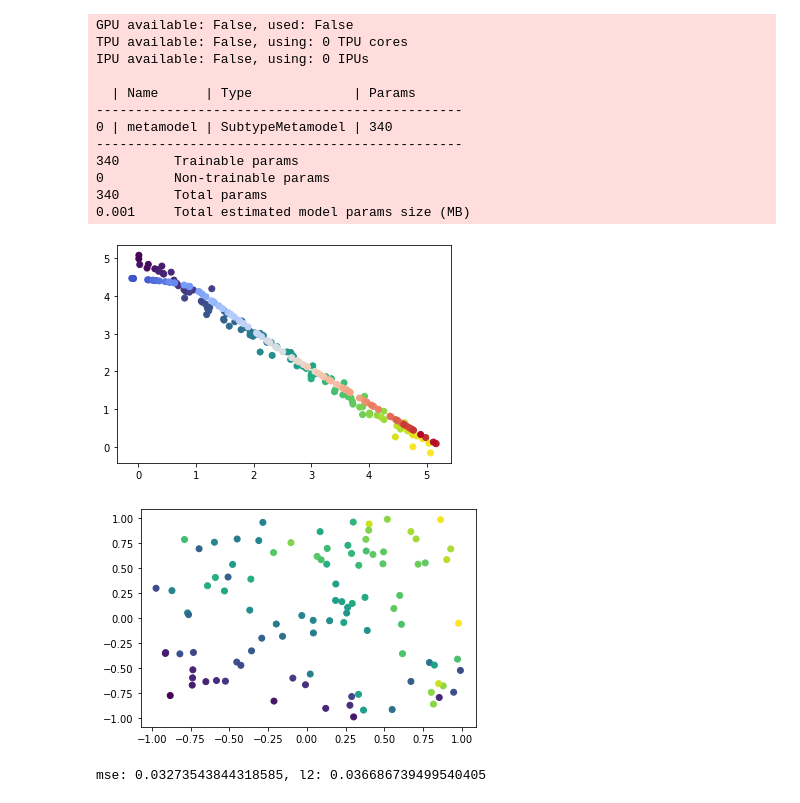
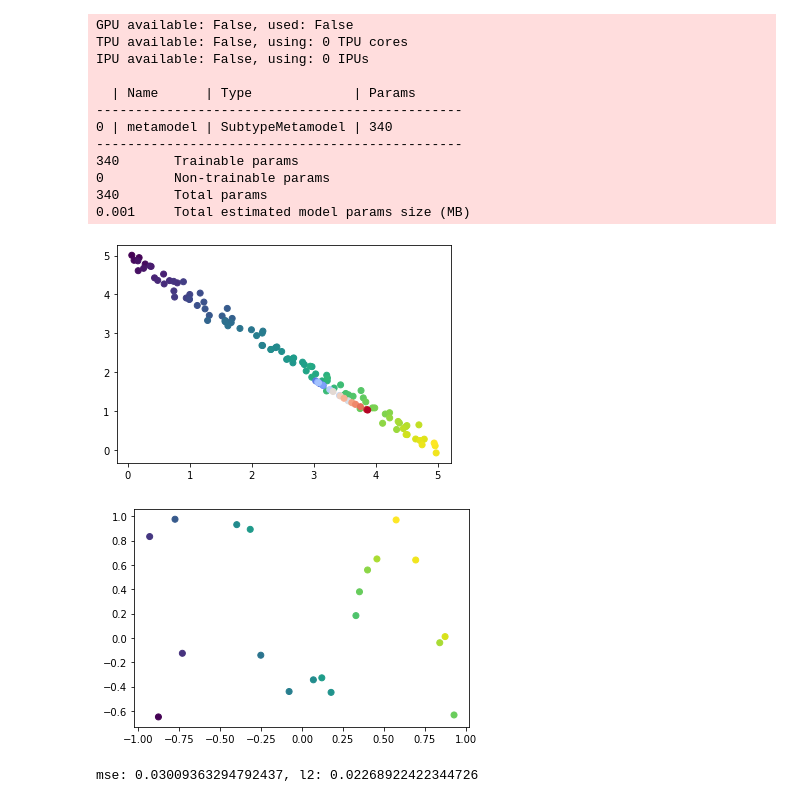
Before and after one commit to cnellington/Contextualized, a Jupyter notebook: experiments/simulation/cluster_demo.ipynb, the cells around one changed output. Saved outputs shown, nothing was run; the diff lists cells and outputs as text; code cells hidden in the pictures.

```diff
--- a/experiments/simulation/cluster_demo.ipynb
+++ b/experiments/simulation/cluster_demo.ipynb
@@ -90,17 +181,17 @@ IPU available: False, using: 0 IPUs
 0.001     Total estimated model params size (MB)
 # %%
-w_hat, mu = trainer.predict_params(model, dataloader)
+w_hat, _ = trainer.predict_params(model, test_dataloader)
 w_hat = w_hat.squeeze()
-y_hat = (X * w_hat).sum(axis=1)[:,np.newaxis]
+y_hat = (X_test * w_hat).sum(axis=1)[:,np.newaxis]
 
-plt.scatter(W[:,0], W[:,1], c=Z_labels)
+plt.scatter(W_test[:,0], W_test[:,1], c=Z_test)
 plt.scatter(w_hat[:,0], w_hat[:,1], c='orange')
 plt.show()
 
-plt.scatter(X[:,0], X[:,1], c=y_hat)
+plt.scatter(X_test[:,0], X_test[:,1], c=y_hat)
 plt.show()
 
-mse = ((Y - y_hat)**2).mean()
-l2 = ((W - w_hat)**2).mean()
-print(f"mse: {mse}, l2: {l2}")
+y_mse = mse(Y_test, y_hat)
+w_mse = mse(W_test, w_hat)
+print(f"mse: {y_mse}, l2: {w_mse}")
 # %% [output]
@@ -148,9 +221,10 @@ Overall mse: 0.014047401290153413, l2: 0.02778787914745196
 # %%
 # Contextualized model
 model = ContextualizedRegression(C.shape[-1], X.shape[-1], Y.shape[-1])
-dataloader = model.dataloader(C, X, Y, batch_size=1)
+train_dataloader = model.dataloader(C_train, X_train, Y_train, batch_size=1)
+test_dataloader = model.dataloader(C_test, X_test, Y_test, batch_size=100)
 trainer = RegressionTrainer(max_epochs=20, auto_lr_find=True)
-trainer.fit(model, dataloader)
+trainer.fit(model, train_dataloader)
 # %% [output]
 GPU available: False, used: False
 TPU available: False, using: 0 TPU cores
@@ -165,22 +239,22 @@ IPU available: False, using: 0 IPUs
 340       Total params
 0.001     Total estimated model params size (MB)
 # %%
-w_hat, _ = trainer.predict_params(model, dataloader)
+w_hat, _ = trainer.predict_params(model, test_dataloader)
 w_hat = w_hat.squeeze()
 w_hat[0] = w_hat[1]  # hotfix for trainer.predict_w artifact
-y_hat = (X * w_hat).sum(axis=1)[:,np.newaxis]
+y_hat = (X_test * w_hat).sum(axis=1)[:,np.newaxis]
 
 plt.scatter(W[:,0], W[:,1], c=Z_labels)
-plt.scatter(w_hat[:,0], w_hat[:,1], c=Z_labels, cmap='coolwarm')
+plt.scatter(w_hat[:,0], w_hat[:,1], c=Z_test, cmap='coolwarm')
 plt.show()
 
-plt.scatter(X[:,0], X[:,1], c=y_hat)
+plt.scatter(X_test[:,0], X_test[:,1], c=y_hat)
 plt.show()
 
-mse = ((Y - y_hat)**2).mean()
-l2 = ((W - w_hat)**2).mean()
-print(f"mse: {mse}, l2: {l2}")
+y_mse = mse(Y_test, y_hat)
+w_mse = mse(W_test, w_hat)
+print(f"mse: {y_mse}, l2: {w_mse}")
 # %% [output]
-[figure, old version]
+[figure, new version]
-[figure, old version]
+[figure, new version]
-mse: 0.03273543844318585, l2: 0.036686739499540405
+mse: 0.03009363294792437, l2: 0.02268922422344726
```
Also changed, not shown: parts of 11 cells of this notebook.
